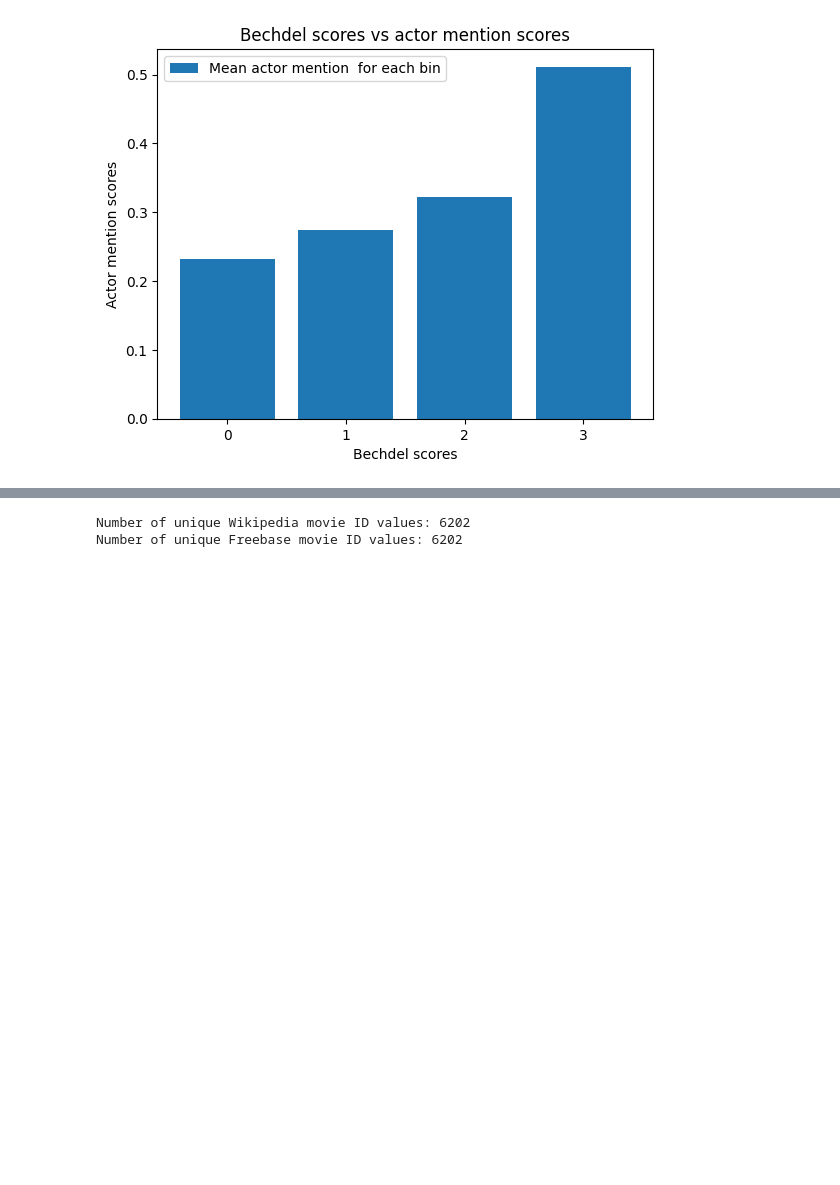
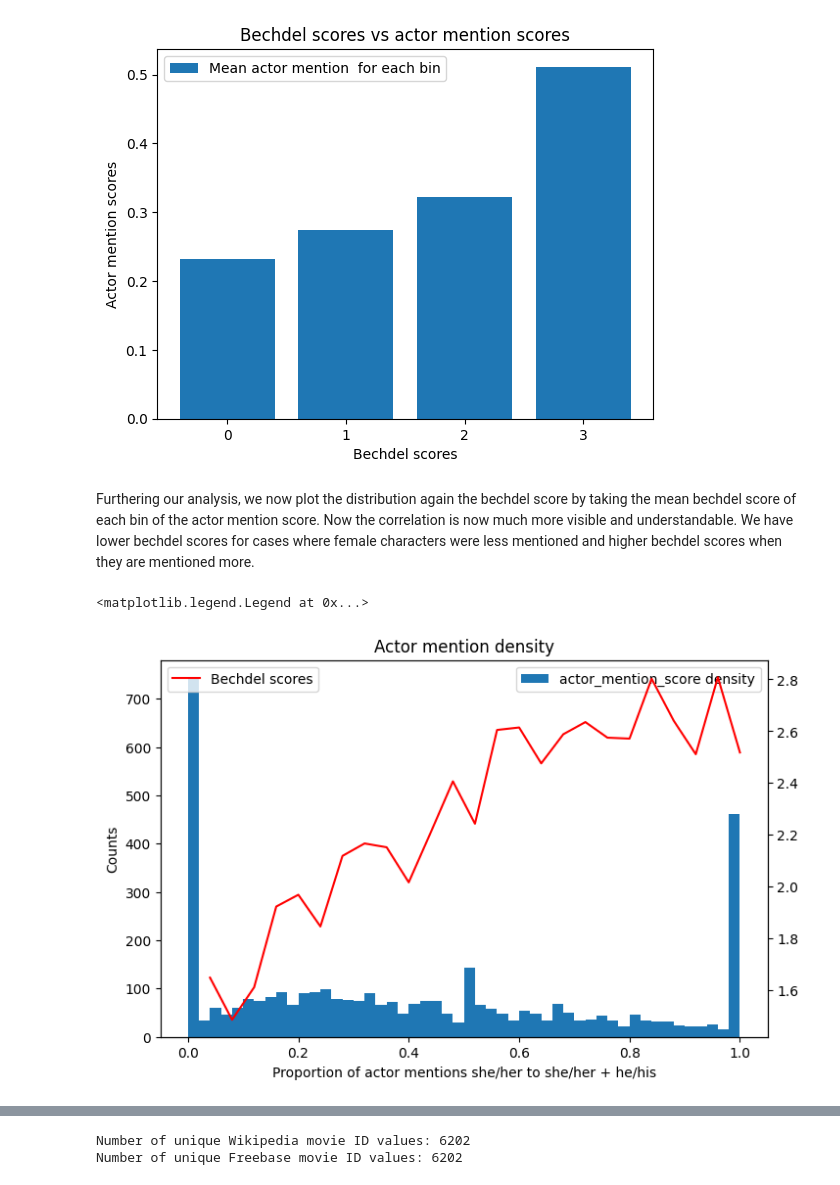
Before and after one commit to epfl-ada/ada-2023-project-pandamonium, a Jupyter notebook: main_notebook.ipynb, the cells around one changed output, grey strips where cells are left out. Drawn from its saved outputs; the diff is of its cells as text; code cells hidden in the pictures; blank space fills up the shorter version.

```diff
--- a/main_notebook.ipynb
+++ b/main_notebook.ipynb
@@ -395,3 +402,24 @@ plt.legend()
 plt.show()
 # %% [output]
 [figure]
+# %% [markdown]
+Furthering our analysis, we now plot the distribution again the bechdel score by taking the mean bechdel score of each bin of the actor mention score. Now the correlation is now much more visible and understandable. We have lower bechdel scores for cases where female characters were less mentioned and higher bechdel scores when they are mentioned more.
+# %%
+sorted_mentions = movie_metadata_bechdel.sort_values('actor_mention_score')
+bins =  np.arange(0, 1.0, 1/25)
+ind = np.digitize(sorted_mentions['actor_mention_score'], bins)
+
+bechdel_means=sorted_mentions.groupby(ind)["bechdel_score"].mean()
+
+fig, ax= plt.subplots(1,1, figsize=(8,5))
+ax.hist(movie_metadata_bechdel["actor_mention_score"], bins=50, label='actor_mention_score density')
+ax.set_xlabel("Proportion of actor mentions she/her to she/her + he/his")
+ax.set_ylabel("Counts")
+ax.set_title("Actor mention density")
+ax2 = ax.twinx()
+ax2.plot(bechdel_means.index/25,bechdel_means, color='red', label='Bechdel scores')
+ax.legend()
+ax2.legend()
+# %% [output]
+<matplotlib.legend.Legend at 0x...>
+[figure, added]
```
Also changed, not shown: parts of 15 cells of this notebook.
